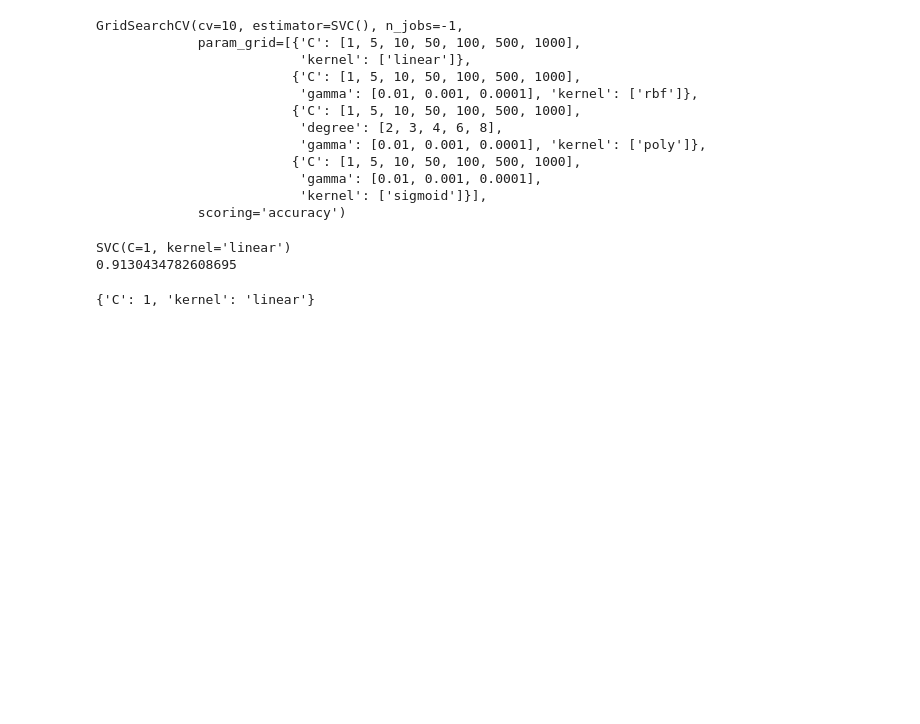
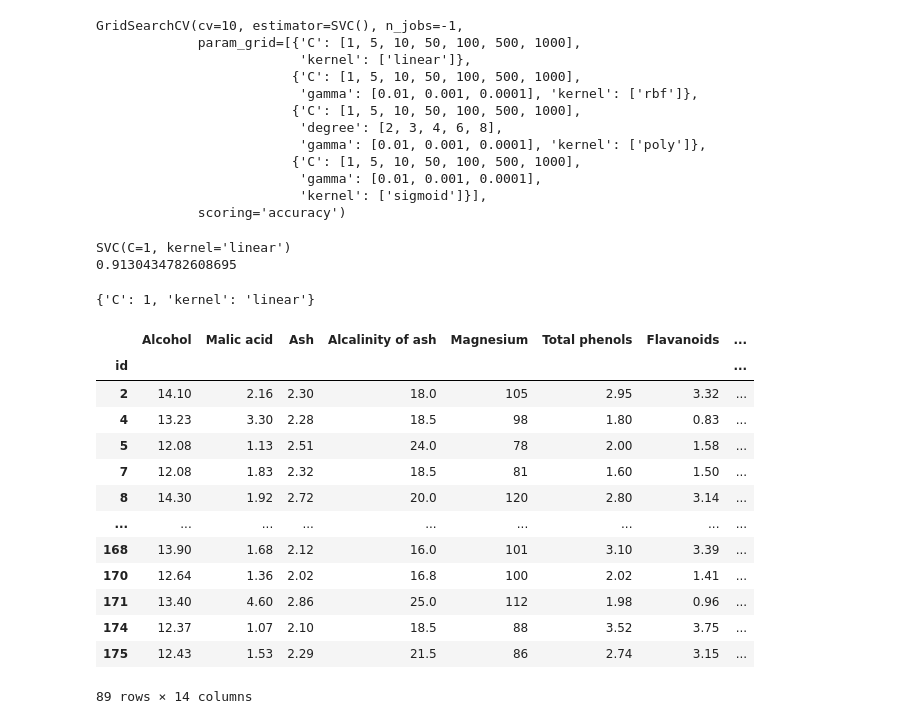
Before and after one commit to molly6052/Wine-Variety-Prediction, a Jupyter notebook: sone/PCA_SVM.ipynb, the cells around one changed output. Drawn from its saved outputs; the diff is of its cells as text; code cells hidden in the pictures; blank space fills up the shorter version.

```diff
--- a/sone/PCA_SVM.ipynb
+++ b/sone/PCA_SVM.ipynb
@@ -119,3 +156,9 @@ SVC(C=1, kernel='linear')
 clf.best_params_
 # %% [output]
 {'C': 1, 'kernel': 'linear'}
+# %%
+teisyutu_data=test_feature[:,:3]
+# %%
+pred=fit_model.predict(teisyutu_data)
+# %%
+df_test['Y']=pred
@@ -121,0 +167,17 @@ clf.best_params_
+# %%
+df_test
+# %% [output]
+|  | Alcohol | Malic acid | Ash | Alcalinity of ash | Magnesium | Total phenols | Flavanoids | ... |
+| id |  |  |  |  |  |  |  | ... |
+| 2 | 14.10 | 2.16 | 2.30 | 18.0 | 105 | 2.95 | 3.32 | ... |
+| 4 | 13.23 | 3.30 | 2.28 | 18.5 | 98 | 1.80 | 0.83 | ... |
+| 5 | 12.08 | 1.13 | 2.51 | 24.0 | 78 | 2.00 | 1.58 | ... |
+| 7 | 12.08 | 1.83 | 2.32 | 18.5 | 81 | 1.60 | 1.50 | ... |
+| 8 | 14.30 | 1.92 | 2.72 | 20.0 | 120 | 2.80 | 3.14 | ... |
+| ... | ... | ... | ... | ... | ... | ... | ... | ... |
+| 168 | 13.90 | 1.68 | 2.12 | 16.0 | 101 | 3.10 | 3.39 | ... |
+| 170 | 12.64 | 1.36 | 2.02 | 16.8 | 100 | 2.02 | 1.41 | ... |
+| 171 | 13.40 | 4.60 | 2.86 | 25.0 | 112 | 1.98 | 0.96 | ... |
+| 174 | 12.37 | 1.07 | 2.10 | 18.5 | 88 | 3.52 | 3.75 | ... |
+| 175 | 12.43 | 1.53 | 2.29 | 21.5 | 86 | 2.74 | 3.15 | ... |
+89 rows × 14 columns
```
Also changed, not shown: parts of 6 cells of this notebook.
